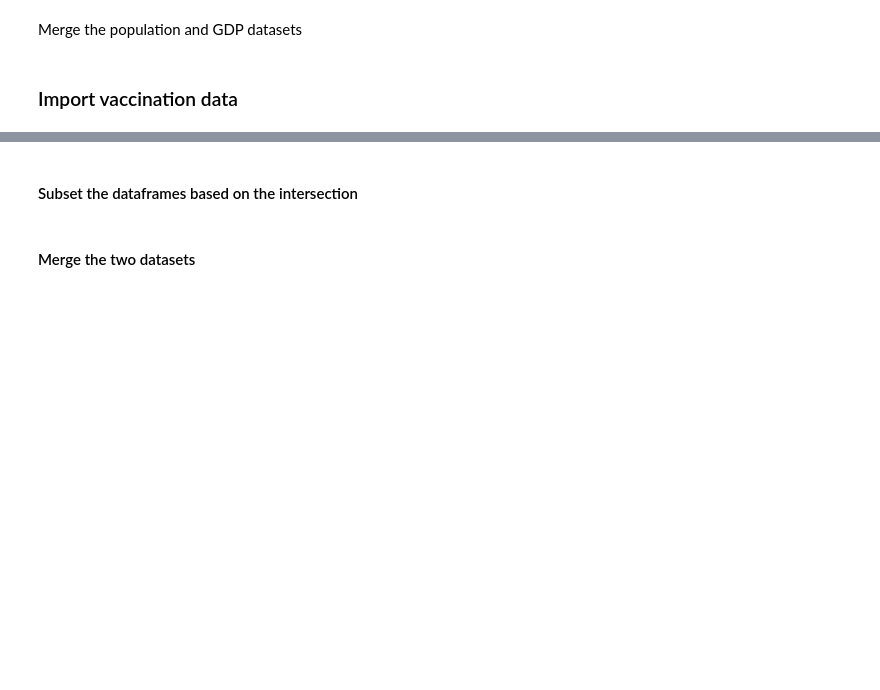
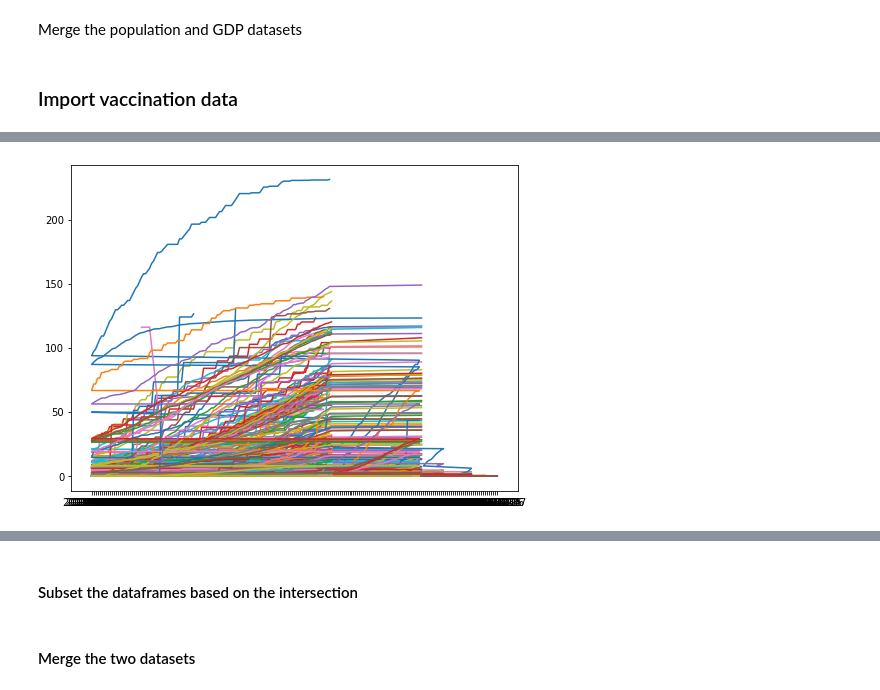
Before and after one commit to cudemans/global-vac-rollout, a Jupyter notebook: Processing/data_processing.ipynb, the cells around one changed output, grey strips where cells are left out. Cells and saved outputs as stored; diff of their text form; code cells hidden in the pictures; blank space fills up the shorter version.

```diff
--- a/Processing/data_processing.ipynb
+++ b/Processing/data_processing.ipynb
@@ -43,0 +67,7 @@ new_vac = data_vac.fillna(method='ffill')
+# %%
+fig, ax = plt.subplots(figsize=(8,6))
+for i in newer.location.unique():
+    country = newer[newer.location == i]
+    plt.plot(country.date, country.total_vaccinations_per_hundred)
+# %% [output]
+[figure, added]
```
Also changed, not shown: parts of 3 cells of this notebook, 7 other files.
